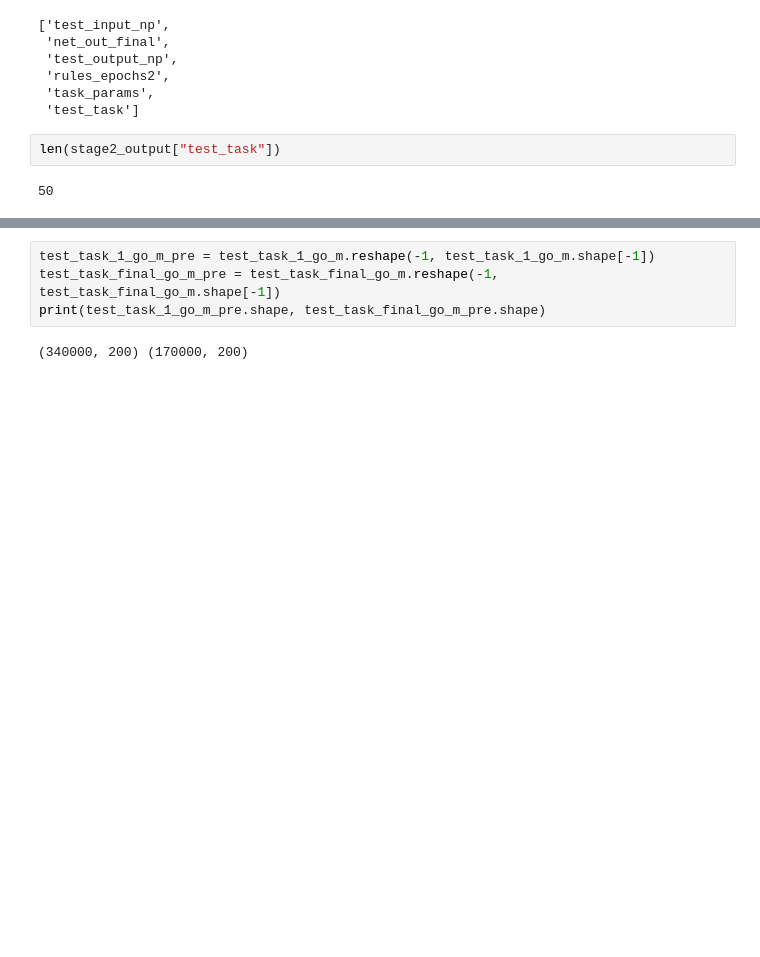
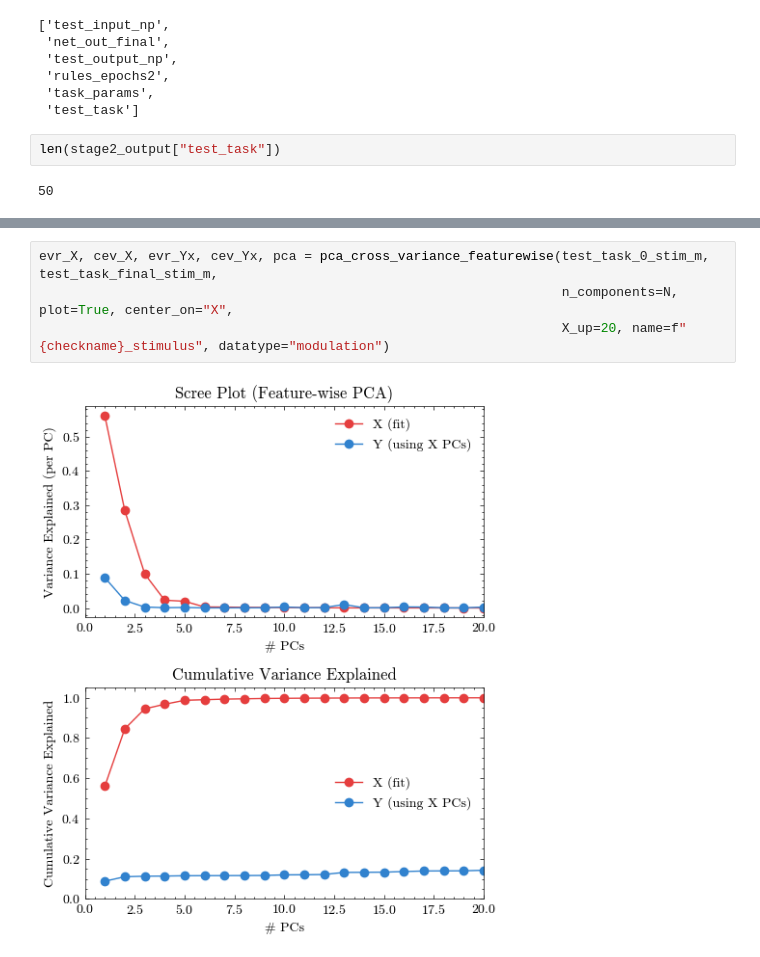
Before and after one commit to AllenInstitute/MultiTaskMPN, a Jupyter notebook: pretraining_analysis.ipynb, the cells around one changed output, grey strips where cells are left out. Drawn from its saved outputs; the diff is of its cells as text; blank space fills up the shorter version.

```diff
--- a/pretraining_analysis.ipynb
+++ b/pretraining_analysis.ipynb
@@ -246,6 +265,6 @@ evr_X, cev_X, evr_Yx, cev_Yx, pca = pca_cross_variance_featurewise(test_task_1_g
-# %%
-test_task_1_go_m_pre = test_task_1_go_m.reshape(-1, test_task_1_go_m.shape[-1])
-test_task_final_go_m_pre = test_task_final_go_m.reshape(-1, test_task_final_go_m.shape[-1])
-print(test_task_1_go_m_pre.shape, test_task_final_go_m_pre.shape)
-# %% [output]
-(340000, 200) (170000, 200)
+# %%
+evr_X, cev_X, evr_Yx, cev_Yx, pca = pca_cross_variance_featurewise(test_task_0_stim_m, test_task_final_stim_m,
+                                                                   n_components=N, plot=True, center_on="X",
+                                                                   X_up=20, name=f"{checkname}_stimulus", datatype="modulation")
+# %% [output]
+[figure, added]
```
Also changed, not shown: parts of 8 cells of this notebook, 3 other files.
